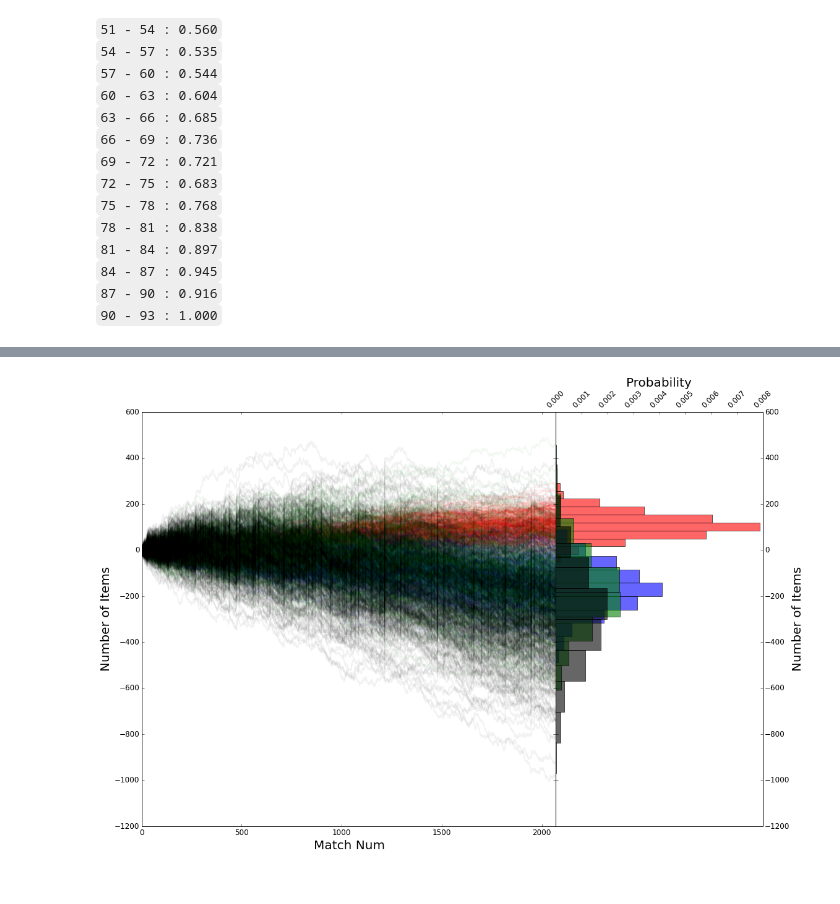
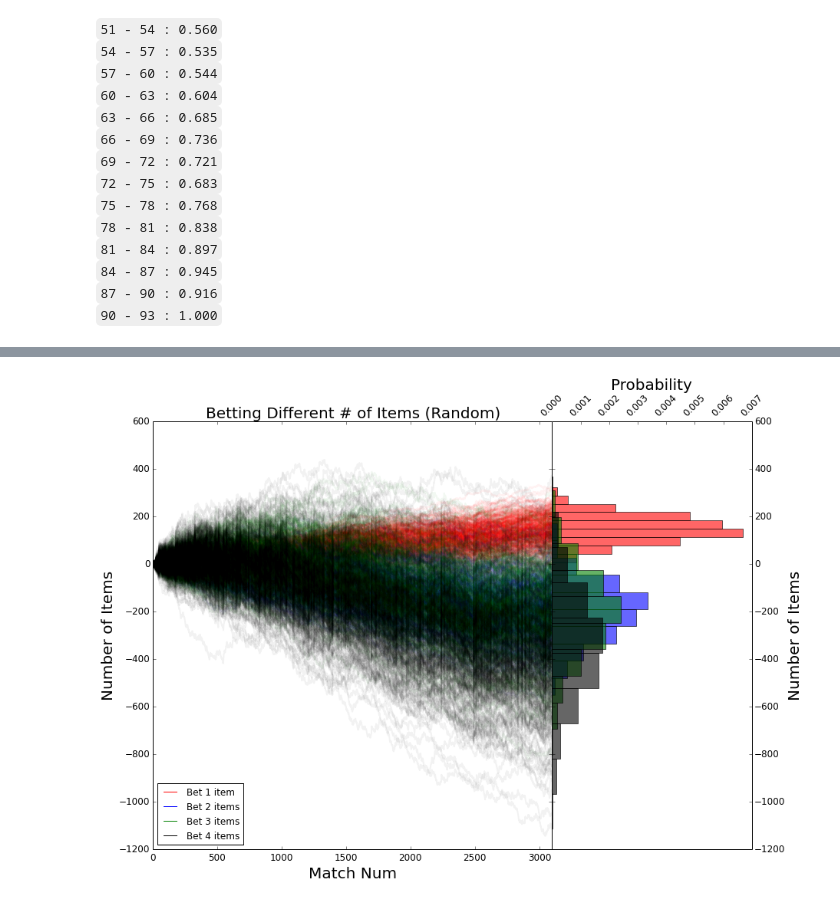
Before and after one commit to andrewzwicky/pyd2l, a Jupyter notebook: PyD2L Match Analysis.ipynb, the cells around one changed output, grey strips where cells are left out. Cells and saved outputs as stored; diff of their text form; code cells hidden in the pictures.

```diff
--- a/PyD2L Match Analysis.ipynb
+++ b/PyD2L Match Analysis.ipynb
@@ -112,12 +117,11 @@ This plot shows the differences in rarity payouts.  These payouts depend on the
-# %%
-PICK = 'random'
-RARITY = 'Rares'
-ROUND = True
-
-plot_sims([simulate(matches, pick_method = PICK, num_sims=NUM_SIMS, rarity=RARITY, num_bet=1, reward_round=True),
-           simulate(matches, pick_method = PICK, num_sims=NUM_SIMS, rarity=RARITY, num_bet=2, reward_round=True),
-           simulate(matches, pick_method = PICK, num_sims=NUM_SIMS, rarity=RARITY, num_bet=3, reward_round=True),
-           simulate(matches, pick_method = PICK, num_sims=NUM_SIMS, rarity=RARITY, num_bet=4, reward_round=True)],
-          ['red','blue','green','black'])
-# %% [output]
-[figure, removed]
+# %%
+plot_sims([[match.match_id for match in matches] for _ in range(4)],
+          [simulate(matches, num_bet=1),
+           simulate(matches, num_bet=2),
+           simulate(matches, num_bet=3),
+           simulate(matches, num_bet=4)],
+          ['red', 'blue', 'green', 'black'],
+          ['Bet 1 item','Bet 2 items','Bet 3 items','Bet 4 items'],
+          'Betting Different # of Items (Random)')
+# %% [output]
+[figure, added]
```
Also changed, not shown: parts of 23 cells of this notebook, 32 other files.
